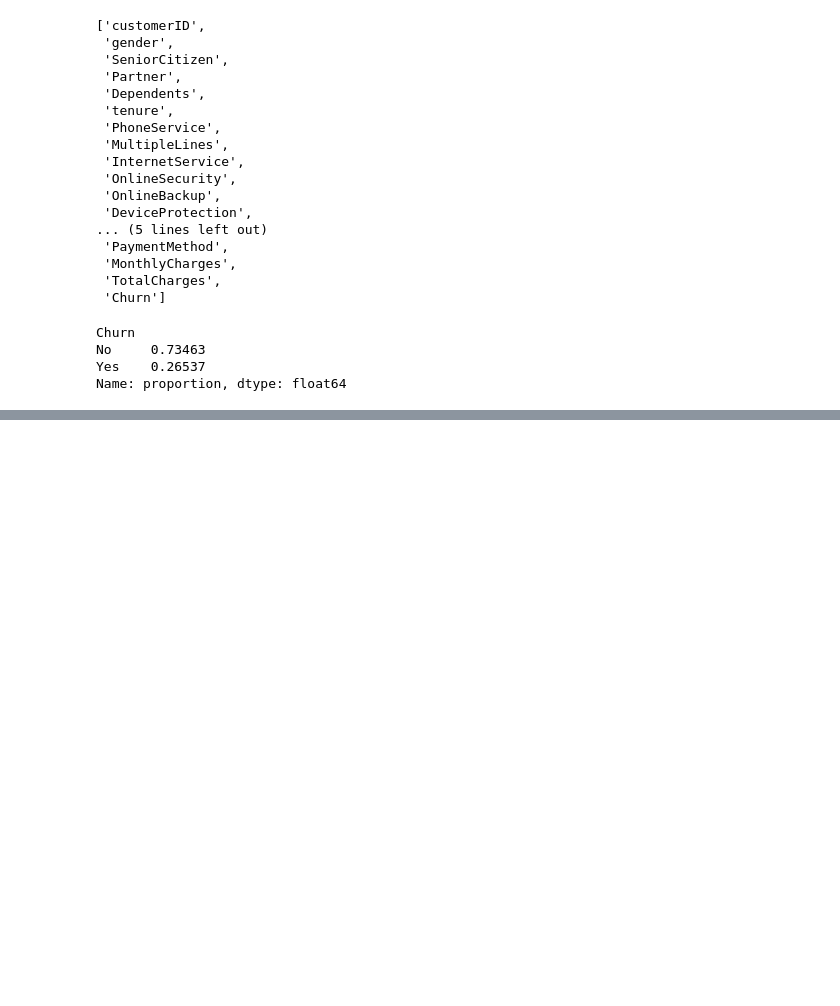
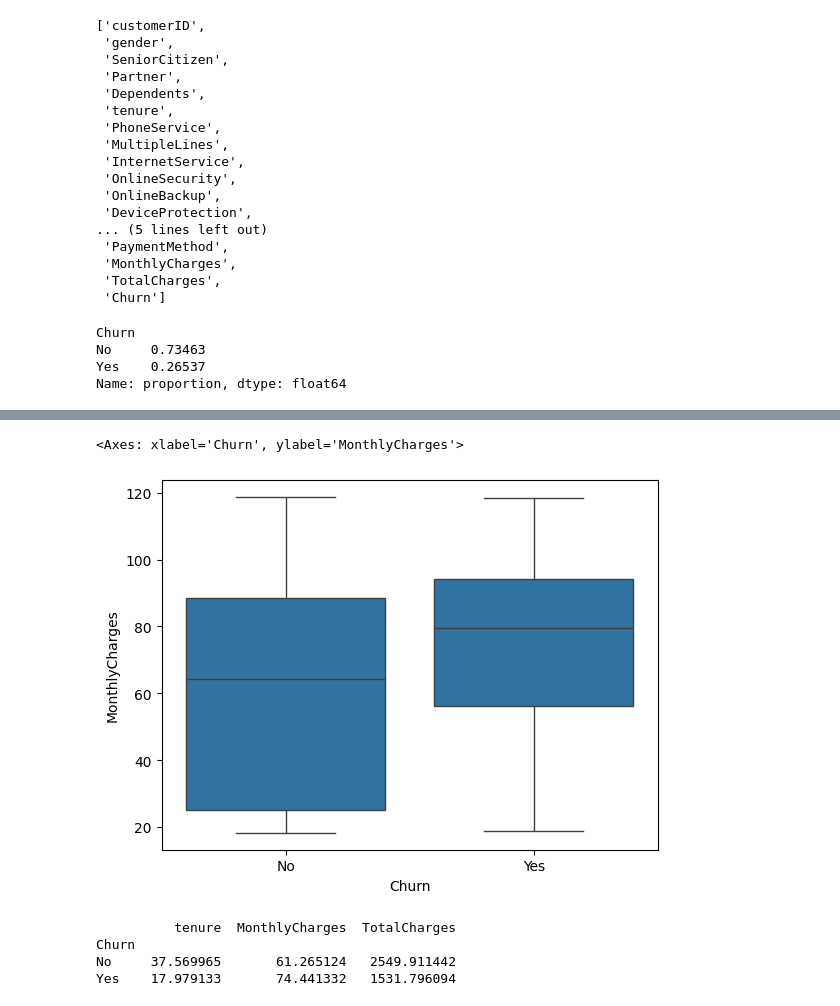
Before and after one commit to nishot/customer_churn, a Jupyter notebook: notebooks/01_eda.ipynb, the cells around one changed output, grey strips where cells are left out. Cells and saved outputs as stored; diff of their text form; code cells hidden in the pictures; blank space fills up the shorter version.

```diff
--- a/notebooks/01_eda.ipynb
+++ b/notebooks/01_eda.ipynb
@@ -105,0 +292,16 @@ Name: proportion, dtype: float64
+# %%
+sns.boxplot(data=df,x='Churn',y='MonthlyCharges')
+# %% [output]
+<Axes: xlabel='Churn', ylabel='MonthlyCharges'>
+[figure, added]
+# %%
+print(
+    df.groupby("Churn")[
+        ["tenure", "MonthlyCharges", "TotalCharges"]
+    ].mean()
+)
+# %% [output]
+          tenure  MonthlyCharges  TotalCharges
+Churn
+No     37.569965       61.265124   2549.911442
+Yes    17.979133       74.441332   1531.796094
```
Also changed, not shown: parts of 25 cells of this notebook.
